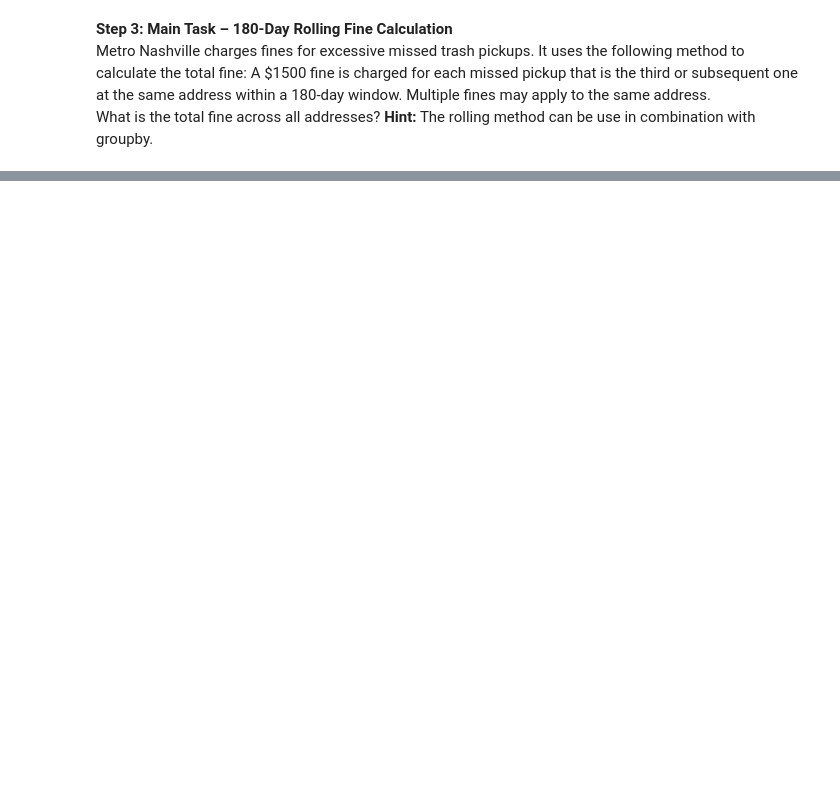
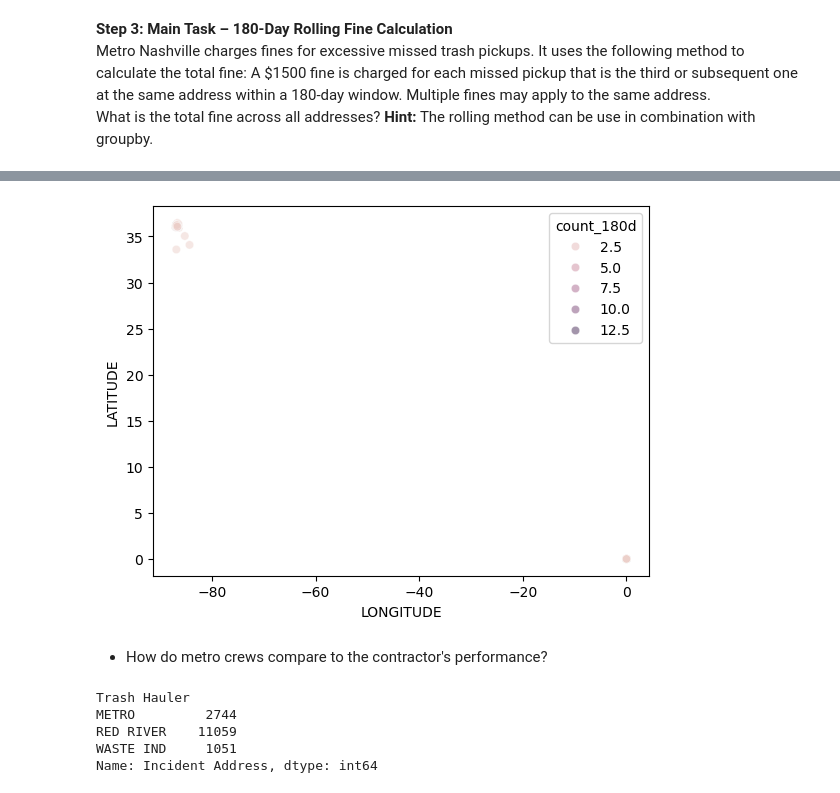
Before and after one commit to nss-data-science-cohort-9/trash-pickups-ADoddala, a Jupyter notebook: notebooks/trash_pickup_datetime_excercise.ipynb, the cells around one changed output, grey strips where cells are left out. Drawn from its saved outputs; the diff is of its cells as text; code cells hidden in the pictures; blank space fills up the shorter version.

```diff
--- a/notebooks/trash_pickup_datetime_excercise.ipynb
+++ b/notebooks/trash_pickup_datetime_excercise.ipynb
@@ -187,7 +177,8 @@ missed_per_day.plot(x='Date Opened', y='rolling_30D', label= 'Rolling Average',
 Metro Nashville charges fines for excessive missed trash pickups. It uses the following method to calculate the total fine:  A $1500 fine is charged for each missed pickup that is the third or subsequent one at the same address within a 180-day window. Multiple fines may apply to the same address.
 What is the total fine across all addresses? **Hint:** The rolling method can be use in combination with groupby.
 # %%
-metro_report = filter_trash_report.dropna(subset=["Incident Address"]).copy()
+# Drop NaN values of "Incident Address" , sort values and copy the df into a new df
+metro_report = filter_trash_report.dropna(subset=["Incident Address"]).sort_values(["Incident Address", "Date Opened"]).copy()
 metro_report.info()
 # %% [output]
 <class 'pandas.core.frame.DataFrame'>
@@ -252,0 +201,16 @@ memory usage: 352.2+ KB
+# %%
+metro_fines = (
+    metro_report
+#Group the DataFrame by each unique incident address
+    .groupby('Incident Address')
+#Apply a rolling window of 180 days based on the 'Date Opened' column
+# For each row, it will check previous 180 days and include all rows in that window
+    .rolling('180D', on = 'Date Opened')
+    .count()
+    .reset_index()
+)
+#Filtered the df for only required columns
+filtered_metro_fines=metro_fines[['Incident Address','Date Opened', 'Request']]
+#Rename the column
+filtered_metro_fines=filtered_metro_fines.rename(columns = {'Request':'count_180d'})
+filtered_metro_fines.head()  #Got 15020Rows
@@ -272,0 +248,7 @@ np.int64(1591500)
+# %%
+metro_report['count_180d'] = (
+    metro_report.groupby('Incident Address')
+      .rolling('180D', on='Date Opened')['Incident Address']
+      .count()
+      .reset_index()
+)
@@ -272,0 +257,5 @@ np.int64(1591500)
+# %%
+filtered_metro_fines = filtered_metro_fines.sort_values('Incident Address')
+#merge dataframes
+merged_report = metro_report.merge(filtered_metro_fines, how='inner',on = ['Date Opened','Incident Address'])
+merged_report.head(2)
@@ -272,0 +266,18 @@ np.int64(1591500)
+# %%
+merged_report= merged_report.dropna(subset=['LONGITUDE','LATITUDE'])
+sns.scatterplot(data=merged_report, x='LONGITUDE',y='LATITUDE', hue= 'count_180d' ,alpha=0.5);
+# %% [output]
+[figure, added]
+# %% [markdown]
+* How do metro crews compare to the contractor's performance?
+# %%
+# Count the Metro and contractors incidents
+metro = merged_report.copy()
+metro['Trash Hauler'] = metro['Trash Hauler'].str.upper()
+metro.groupby('Trash Hauler')['Incident Address'].count()
+# %% [output]
+Trash Hauler
+METRO         2744
+RED RIVER    11059
+WASTE IND     1051
+Name: Incident Address, dtype: int64
```
Also changed, not shown: parts of 36 cells of this notebook.
